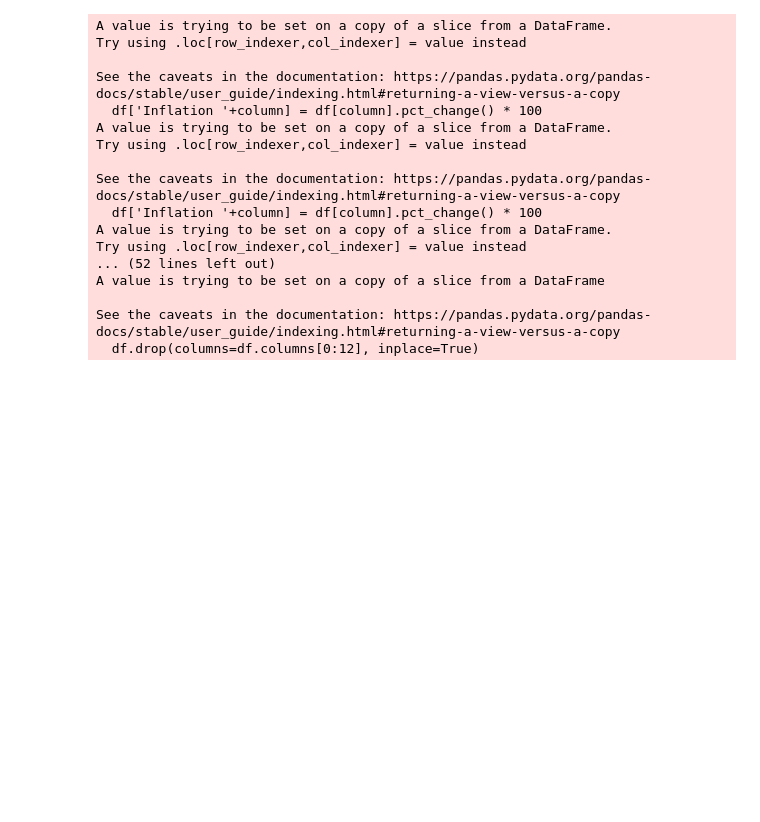
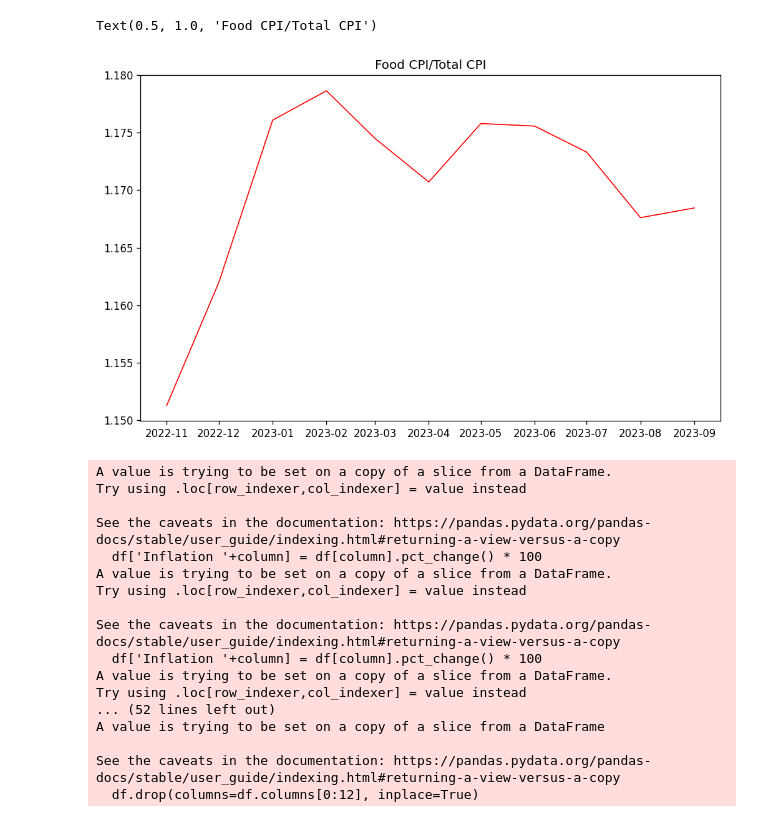
Before and after one commit to WilliamClintC/Bank-of-canada-residuals-inflation, a Jupyter notebook: Untitled-1.ipynb, the cells around one changed output. Saved outputs shown, nothing was run; the diff lists cells and outputs as text; code cells hidden in the pictures; blank space fills up the shorter version.

```diff
--- a/Untitled-1.ipynb
+++ b/Untitled-1.ipynb
@@ -85,3 +85,22 @@ plt.tight_layout();
+# %%
+#isolate relative food graph
+
+df_relative_food = df[['Relative Food']]
+df_relative_food
+#graph df_relative_food
+fig, axes = plt.subplots(nrows=1, ncols=1, dpi=120, figsize=(10,6))
+data = df_relative_food[df_relative_food.columns[0]]
+ax = axes
+ax.plot(data, color='red', linewidth=1)
+# Decorations
+ax.set_title("Food CPI/Total CPI")
+#ax.xaxis.set_ticks_position('none')
+#ax.yaxis.set_ticks_position('none')
+#ax.spines["top"].set_alpha(0)
+#ax.tick_params(labelsize=6)
+# %% [output]
+Text(0.5, 1.0, 'Food CPI/Total CPI')
+[figure, added]
 # %%
 df=filtered_df
 df_inflation=filtered_df
```
Also changed, not shown: parts of 2 cells of this notebook, 1 other file.
